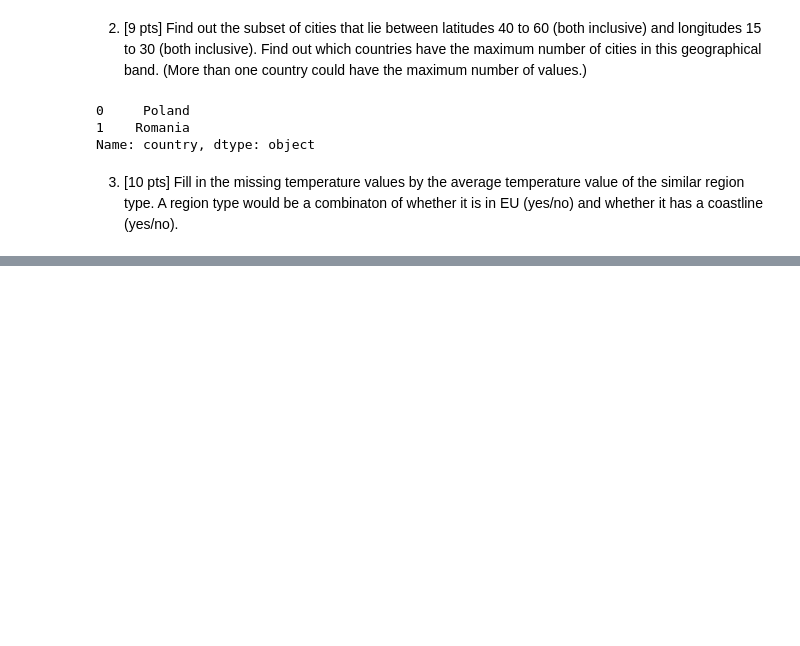
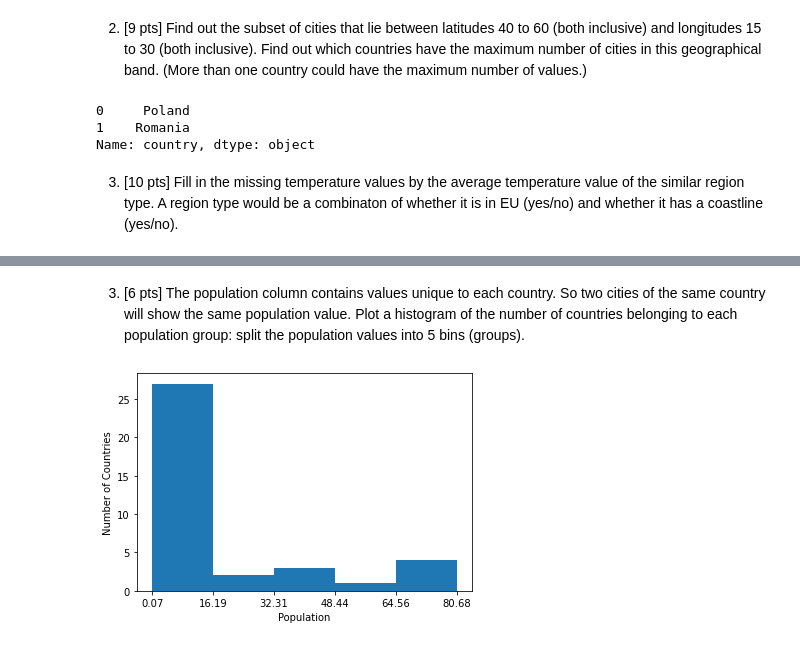
Before and after one commit to djwong23/CS210Asst3, a Jupyter notebook: eucities_temps.ipynb, the cells around one changed output, grey strips where cells are left out. Saved outputs shown, nothing was run; the diff lists cells and outputs as text; code cells hidden in the pictures; blank space fills up the shorter version.

```diff
--- a/eucities_temps.ipynb
+++ b/eucities_temps.ipynb
@@ -82,0 +108,11 @@ United Kingdom               Swansea       65.11  yes       yes     51.63      -
+# %% [markdown]
+3. [6 pts] The population column contains values unique to each country. So two cities of the same country will show the same population value. Plot a histogram of the number of countries belonging to each population group: split the population values into 5 bins (groups).
+# %%
+countries = eucities['population'].drop_duplicates()
+n, bins, patches = plt.hist(countries, bins=5)
+plt.xticks(bins)
+plt.xlabel('Population')
+plt.ylabel('Number of Countries')
+plt.show()
+# %% [output]
+[figure, added]
```
Also changed, not shown: parts of 7 cells of this notebook.
